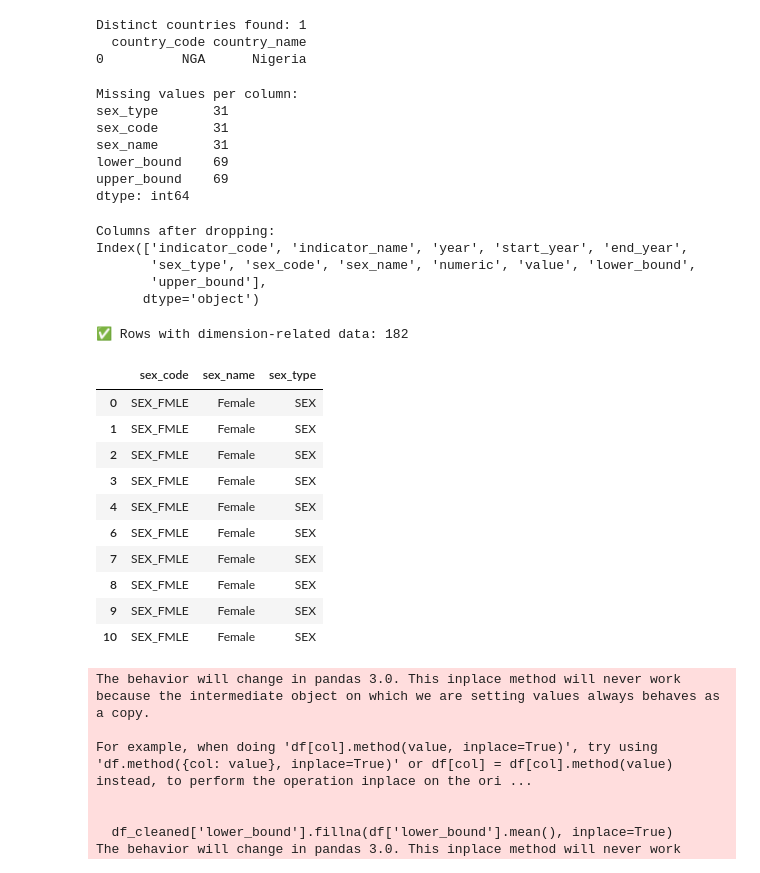
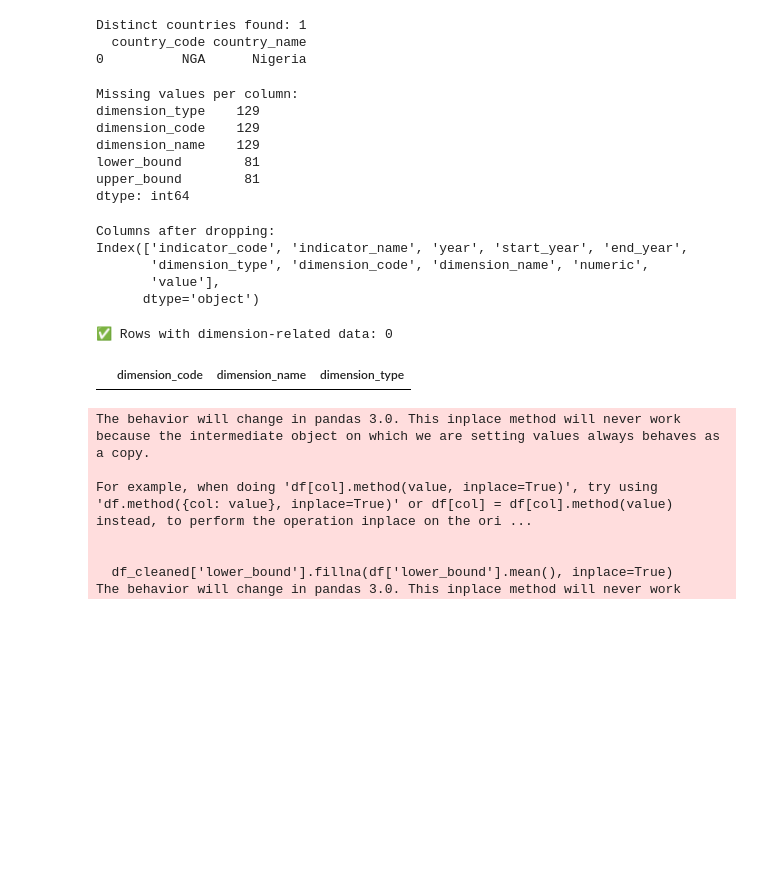
Before and after one commit to Penny-00/RenewedCare, a Jupyter notebook: data/scripts/malaria.ipynb, the cells around one changed output. Cells and saved outputs as stored; diff of their text form; code cells hidden in the pictures; blank space fills up the shorter version.

```diff
--- a/data/scripts/malaria.ipynb
+++ b/data/scripts/malaria.ipynb
@@ -10,7 +10,7 @@ NOTEBOOK_DIR = Path(os.getcwd())
 # Navigate to your dataset subfolder
 DATA_DIR = NOTEBOOK_DIR.parent /"raw" / "Disease_and_Mobidity_data"
 
-FILE_NAME = "maternal_and_reproductive_health_indicators_nga.csv"
+FILE_NAME = "malaria_indicators_nga.csv"
 FILE_PATH = DATA_DIR / FILE_NAME
 
 #print("Looking for file at:", FILE_PATH)
@@ -52,8 +52,8 @@ df = df.drop(index=0).reset_index(drop=True)
 df.columns = [
     "indicator_code", "indicator_name", "indicator_url", "year",
     "start_year", "end_year", "region_code", "region_name",
-    "country_code", "country_name", "sex_type", "sex_code",
-    "sex_name", "numeric", "value", "lower_bound", "upper_bound"
+    "country_code", "country_name", "dimension_type", "dimension_code",
+    "dimension_name", "numeric", "value", "lower_bound", "upper_bound"
 ]
 
 # ✅ Verify the rename
@@ -87,15 +87,15 @@ print("\nMissing values per column:")
 print(missing_values[missing_values > 0])
 # %% [output]
 Missing values per column:
-sex_type       31
-sex_code       31
-sex_name       31
-lower_bound    69
-upper_bound    69
+dimension_type    129
+dimension_code    129
+dimension_name    129
+lower_bound        81
+upper_bound        81
 dtype: int64
 # %%
 # ---Drop unwanted columns ---
-columns_to_drop = ['indicator_url', 'region_code', 'region_name', 'country_code', 'country_name']
+columns_to_drop = ['indicator_url', 'region_code', 'region_name', 'country_code', 'country_name', 'lower_bound', 'upper_bound']
 df_cleaned = df.drop(columns=columns_to_drop, errors='ignore')
 
 print("\nColumns after dropping:")
@@ -103,29 +103,19 @@ print(df_cleaned.columns)
 # %% [output]
 Columns after dropping:
 Index(['indicator_code', 'indicator_name', 'year', 'start_year', 'end_year',
-       'sex_type', 'sex_code', 'sex_name', 'numeric', 'value', 'lower_bound',
-       'upper_bound'],
+       'dimension_type', 'dimension_code', 'dimension_name', 'numeric',
+       'value'],
       dtype='object')
 # %%
 # Filter rows where any of the three columns are NOT null
 dim_subset = df_cleaned[
-    df_cleaned[['sex_code', 'sex_name', 'sex_type']].notnull().any(axis=1)
+    df_cleaned[['dimension_code', 'dimension_name', 'dimension_type']].notnull().any(axis=1)
 ]
 
 print(f"✅ Rows with dimension-related data: {len(dim_subset)}")
-display(dim_subset[['sex_code', 'sex_name', 'sex_type']].head(10))
+display(dim_subset[['dimension_code', 'dimension_name', 'dimension_type']].head(10))
 # %% [output]
-✅ Rows with dimension-related data: 182
+✅ Rows with dimension-related data: 0
-|  | sex_code | sex_name | sex_type |
-| 0 | SEX_FMLE | Female | SEX |
-| 1 | SEX_FMLE | Female | SEX |
-| 2 | SEX_FMLE | Female | SEX |
-| 3 | SEX_FMLE | Female | SEX |
-| 4 | SEX_FMLE | Female | SEX |
-| 6 | SEX_FMLE | Female | SEX |
-| 7 | SEX_FMLE | Female | SEX |
-| 8 | SEX_FMLE | Female | SEX |
-| 9 | SEX_FMLE | Female | SEX |
-| 10 | SEX_FMLE | Female | SEX |
+|  | dimension_code | dimension_name | dimension_type |
 # %%
 # Convert to numeric (handles strings safely)
```
Also changed, not shown: parts of 16 cells of this notebook, 33 other files.
